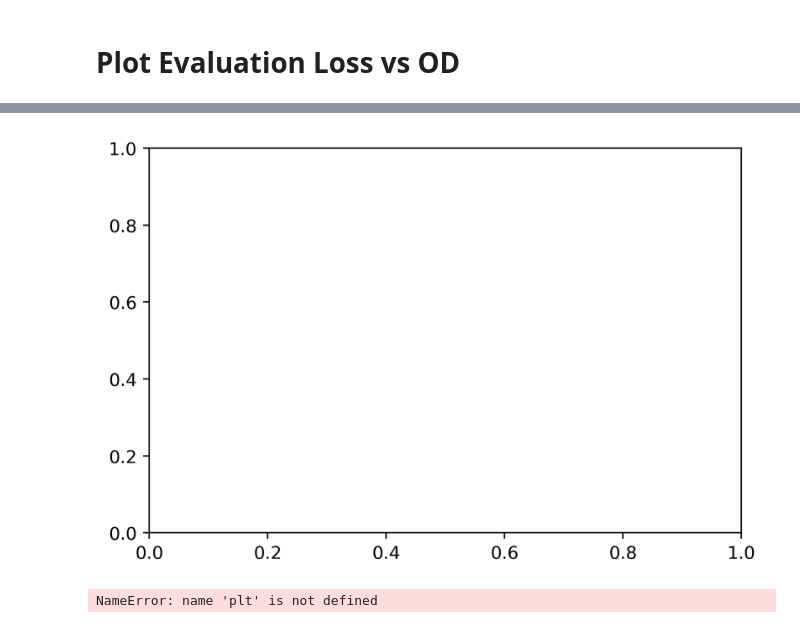
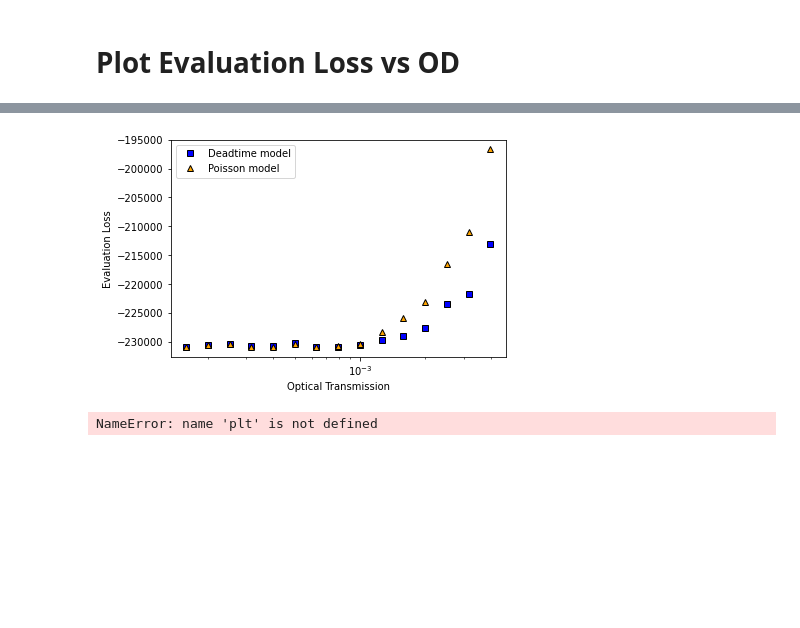
Before and after one commit to gkirchhoff32/ARSENL_backscatter_experiments, a Jupyter notebook: scripts/plot_eval_loss.ipynb, the cells around one changed output, grey strips where cells are left out. Saved outputs shown, nothing was run; the diff lists cells and outputs as text; code cells hidden in the pictures; blank space fills up the shorter version.

Commit message:
took more data

```diff
--- a/scripts/plot_eval_loss.ipynb
+++ b/scripts/plot_eval_loss.ipynb
@@ -9,7 +9,7 @@ import matplotlib as mpl
 
 mpl.rcParams.update({"figure.facecolor": "white"})
 # %%
-use_sim_data = True
+use_sim_data = False
 use_rmse = False
 # %%
 load_dir = r'C:\Users\Grant\OneDrive - UCB-O365\ARSENL\Experiments\SPCM\evaluation_loss'
@@ -36,7 +41,7 @@ optimal_C = df_dtime['Optimal Scaling Factor'].dropna()
 #     eval_loss_pois = eval_loss_pois[3:]
 #     percent_active = percent_active[3:]
 # %%
-rm_idx = np.where(rho==5e10)[0][0]
-rho.pop(rm_idx)
-eval_loss_dtime.pop(rm_idx)
-eval_loss_pois.pop(rm_idx)
+# rm_idx = np.where(rho==5e10)[0][0]
+# rho.pop(rm_idx)
+# eval_loss_dtime.pop(rm_idx)
+# eval_loss_pois.pop(rm_idx)
@@ -67,48 +70,34 @@ plt.show()
 # %%
-# fig = plt.figure(dpi=400)
-# ax = fig.add_subplot(111)
-# if use_sim_data:
-#     if use_rmse:
-#         ax.plot(target_amp_dtime, RMSE_dtime, 's', color='cyan', markeredgecolor='black', label='Deadtime model')
-#         ax.plot(target_amp_pois, RMSE_pois, '^', color='brown', markeredgecolor='black', label='Poisson model')
-#         ax.set_ylabel('Relative RMSE')
-#         plt.legend()
-#     else:
-#         ax.plot(target_amp_dtime, eval_loss_dtime, 's', color='blue', markeredgecolor='black', label='Deadtime model')
-#         ax.plot(target_amp_pois, eval_loss_pois, '^', color='orange', markeredgecolor='black', label='Poisson model')
-#         ax.set_ylabel('Evaluation Loss')
-#         plt.legend()
-#     ax.set_xlabel('Peak Arrival Rate')
-# else:
-#     transmit_factor = 10**(-OD)
-#     atten_factor = 1-transmit_factor
+fig = plt.figure()
+ax = fig.add_subplot(111)
+if use_sim_data:
+    if use_rmse:
+        ax.plot(target_amp_dtime, RMSE_dtime, 's', color='cyan', markeredgecolor='black', label='Deadtime model')
+        ax.plot(target_amp_pois, RMSE_pois, '^', color='brown', markeredgecolor='black', label='Poisson model')
+        ax.set_ylabel('Relative RMSE')
+        plt.legend()
+    else:
+        ax.plot(target_amp_dtime, eval_loss_dtime, 's', color='blue', markeredgecolor='black', label='Deadtime model')
+        ax.plot(target_amp_pois, eval_loss_pois, '^', color='orange', markeredgecolor='black', label='Poisson model')
+        ax.set_ylabel('Evaluation Loss')
+        plt.legend()
+    ax.set_xlabel('Peak Arrival Rate')
+else:
+    transmit_factor = 10**(-OD)
+    atten_factor = 1-transmit_factor
 
-#     skip_num = 3
-#     ax.plot(transmit_factor[skip_num:], eval_loss_dtime[skip_num:], 's', color='blue', markeredgecolor='black', label='Deadtime model')
-#     ax.plot(transmit_factor[skip_num:], eval_loss_pois[skip_num:], '^', color='orange', markeredgecolor='black', label='Poisson model')
-#     ax.set_xlabel('Optical Transmission')
-#     ax.set_ylabel('Evaluation Loss')
-#     plt.legend()
+    skip_num = 3
+    ax.plot(transmit_factor[skip_num:], eval_loss_dtime[skip_num:], 's', color='blue', markeredgecolor='black', label='Deadtime model')
+    ax.plot(transmit_factor[skip_num:], eval_loss_pois[skip_num:], '^', color='orange', markeredgecolor='black', label='Poisson model')
+    ax.set_xlabel('Optical Transmission')
+    ax.set_ylabel('Evaluation Loss')
+    plt.legend()
 
-# transmit_factor = 10**(-OD)
-# atten_factor = 1-transmit_factor
+plt.xscale('log')
 
-# skip_num = 3
-# ax.plot(transmit_factor[skip_num:], eval_loss_dtime[skip_num:], 's', color='blue', markeredgecolor='black', label='Deadtime model')
-# ax.plot(transmit_factor[skip_num:], eval_loss_pois[skip_num:], '^', color='orange', markeredgecolor='black', label='Poisson model')
-# ax.set_xlabel('Optical Transmission')
-# ax.set_ylabel('Evaluation Loss')
-# plt.legend()
-# #     ax.set_title('Model Comparisons: Evaluation Loss')
-# # ax.set_xlim([88, 100])
-# # ax.set_ylim([-145000, -100000])
-# plt.xscale('log')
-# # plt.xlim([2e7, 4e9])
-# # plt.ylim([0.6, 1.0])
-# # plt.ylim([-17500, -15000])
 
-# save_dir = r'C:/Users/Grant/Downloads'
-# save_plt_file = r'/eval_loss_comparison.png'
-# fig.savefig(save_dir + save_plt_file)
-# plt.show()
+save_dir = r'C:/Users/Grant/Downloads'
+save_plt_file = r'/eval_loss_comparison.png'
+fig.savefig(save_dir + save_plt_file)
+plt.show()
 # %% [output]
@@ -116,4 +104,4 @@ NameError: name 'OD' is not defined
-[figure, old version]
+[figure, new version]
 # %%
 # Plot Eval Loss vs Average Active-Detector Percentage
 
```
Also changed, not shown: parts of 4 cells of this notebook, 1 other file.
